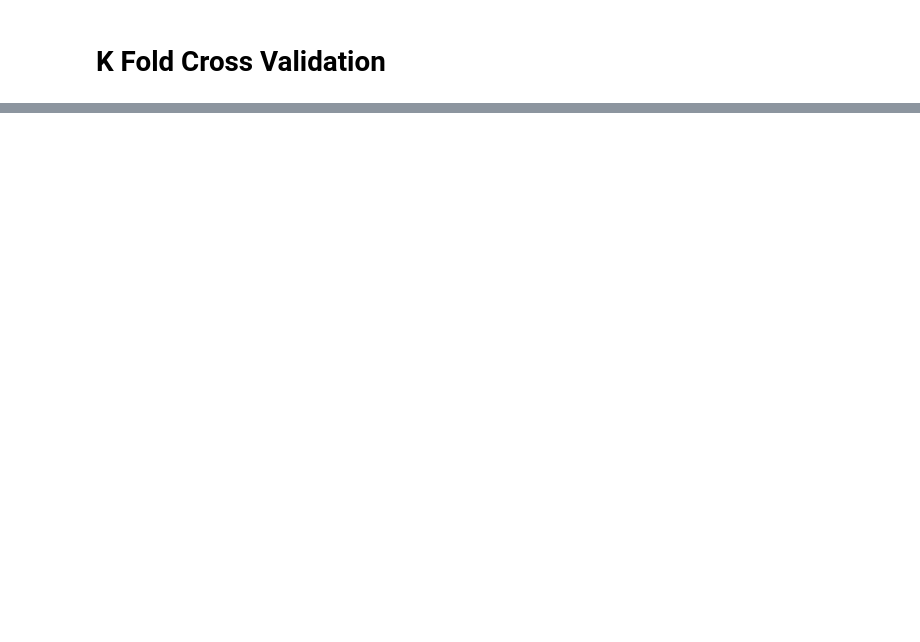
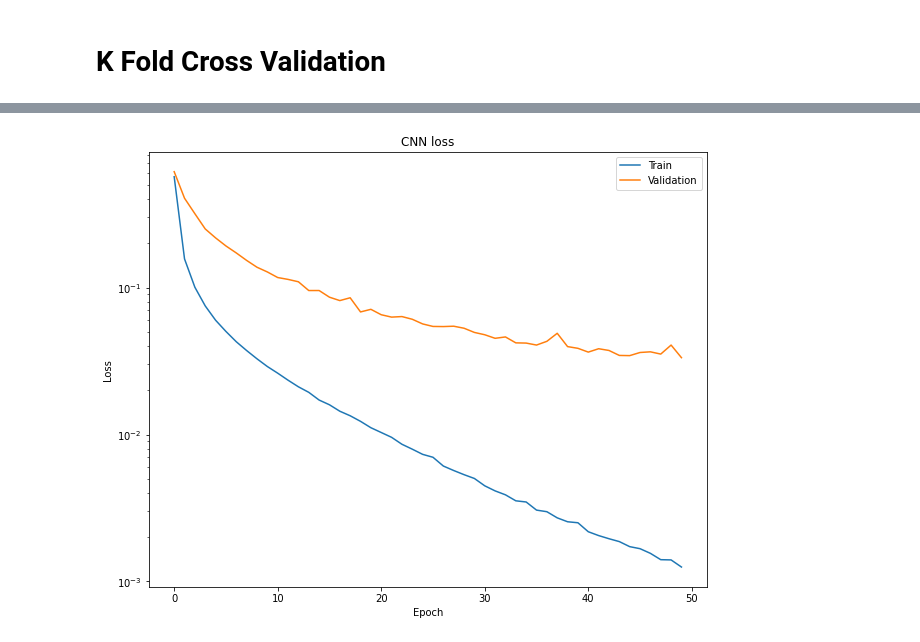
Before and after one commit to justbuyyal/MVC-Classroom, a Jupyter notebook: DigitClassificationHW2/DigitClassification.ipynb, the cells around one changed output, grey strips where cells are left out. Cells and saved outputs as stored; diff of their text form; code cells hidden in the pictures; blank space fills up the shorter version.

Commit message:
Training Done and Testing Done

```diff
--- a/DigitClassificationHW2/DigitClassification.ipynb
+++ b/DigitClassificationHW2/DigitClassification.ipynb
@@ -79,6 +77,7 @@ class CNNModel(nn.Module):
             nn.Conv2d(64, 64, 3, 1, 1),
             nn.BatchNorm2d(64),
             nn.LeakyReLU(),
+            nn.Dropout(0.3),
             nn.MaxPool2d(2),
 
             nn.Conv2d(64, 256, 3, 1, 1),
@@ -87,6 +86,7 @@ class CNNModel(nn.Module):
             nn.Conv2d(256, 256, 3, 1, 1),
             nn.BatchNorm2d(256),
             nn.LeakyReLU(),
+            nn.Dropout(0.3),
             nn.MaxPool2d(2),
 
             nn.Conv2d(256, 512, 3, 1, 1),
@@ -95,12 +95,13 @@ class CNNModel(nn.Module):
             nn.Conv2d(512, 128, 2, 1, 1),
             nn.BatchNorm2d(128),
             nn.LeakyReLU(),
+            nn.Dropout(0.3),
             nn.MaxPool2d(2),
             nn.Flatten()
         )
         self.FC_layer = nn.Sequential(
             nn.Linear(2048, 10),
-            nn.Softmax()
+            # nn.Softmax()
         )
     def forward(self, x):
         x = self.CNN_layer(x)
@@ -169,11 +168,11 @@ for fold, (train_idx, val_idx) in enumerate(splits.split(np.arange(train_set.sha
 
     model =CNNModel()
     model.to(device)
-    optimizer = optim.Adam(model.parameters(), lr=1e-5)
+    optimizer = optim.AdamW(model.parameters(), lr=1e-5)
 
     history = {'train_loss': [], 'val_loss': [],'train_acc':[],'val_acc':[]}
 
-    for epoch in range(epoch):
+    for Epoch in range(epoch):
         train_loss, train_correct = train_epoch(model, device, train_loader, criterion, optimizer)
         val_loss, val_correct = valid_epoch(model, device, val_loader, criterion)
 
@@ -182,7 +181,7 @@ for fold, (train_idx, val_idx) in enumerate(splits.split(np.arange(train_set.sha
         val_loss = val_loss / len(val_loader.sampler)
         val_acc = val_correct / len(val_loader.sampler) * 100
 
-        print("Epoch:{}/{} AVG Training Loss:{:.3f} AVG Validae Loss:{:.3f} AVG Training Acc {:.2f} % AVG Validate Acc {:.2f} %".format(epoch + 1,
+        print("Epoch:{}/{} AVG Training Loss:{:.3f} AVG Validae Loss:{:.3f} AVG Training Acc {:.2f} % AVG Validate Acc {:.2f} %".format(Epoch + 1,
                                                                                                              epoch,
                                                                                                              train_loss,
                                                                                                              val_loss,
@@ -207,0 +216,13 @@ KeyboardInterrupt:
+# %%
+vall_f,tl_f,vala_f,ta_f=[],[],[],[]
+k=5
+for f in range(1,k+1):
+
+     tl_f.append(np.mean(foldperf['fold{}'.format(f)]['train_loss']))
+     vall_f.append(np.mean(foldperf['fold{}'.format(f)]['val_loss']))
+
+     ta_f.append(np.mean(foldperf['fold{}'.format(f)]['train_acc']))
+     vala_f.append(np.mean(foldperf['fold{}'.format(f)]['val_acc']))
+
+print('Performance of {} fold cross validation'.format(k))
+print("Average Training Loss: {:.3f} \t Average Val Loss: {:.3f} \t Average Training Acc: {:.2f} \t Average Val Acc: {:.2f}".format(np.mean(tl_f),np.mean(vall_f),np.mean(ta_f),np.mean(vala_f)))
@@ -207,0 +232,21 @@ KeyboardInterrupt:
+# %%
+diz_ep = {'train_loss_ep':[],'val_loss_ep':[],'train_acc_ep':[],'val_acc_ep':[]}
+
+for i in range(epoch):
+      diz_ep['train_loss_ep'].append(np.mean([foldperf['fold{}'.format(f+1)]['train_loss'][i] for f in range(k)]))
+      diz_ep['val_loss_ep'].append(np.mean([foldperf['fold{}'.format(f+1)]['val_loss'][i] for f in range(k)]))
+      diz_ep['train_acc_ep'].append(np.mean([foldperf['fold{}'.format(f+1)]['train_acc'][i] for f in range(k)]))
+      diz_ep['val_acc_ep'].append(np.mean([foldperf['fold{}'.format(f+1)]['val_acc'][i] for f in range(k)]))
+# %%
+# Plot losses
+plt.figure(figsize=(10,8))
+plt.semilogy(diz_ep['train_loss_ep'], label='Train')
+plt.semilogy(diz_ep['val_loss_ep'], label='Validation')
+plt.xlabel('Epoch')
+plt.ylabel('Loss')
+#plt.grid()
+plt.legend()
+plt.title('CNN loss')
+plt.show()
+# %% [output]
+[figure, added]
```
Also changed, not shown: parts of 10 cells of this notebook, 1 other file.
